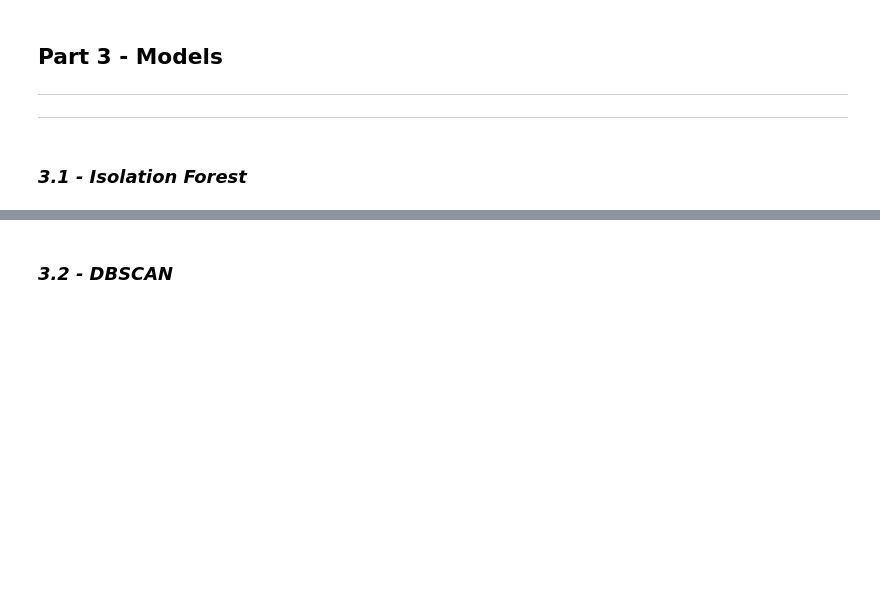
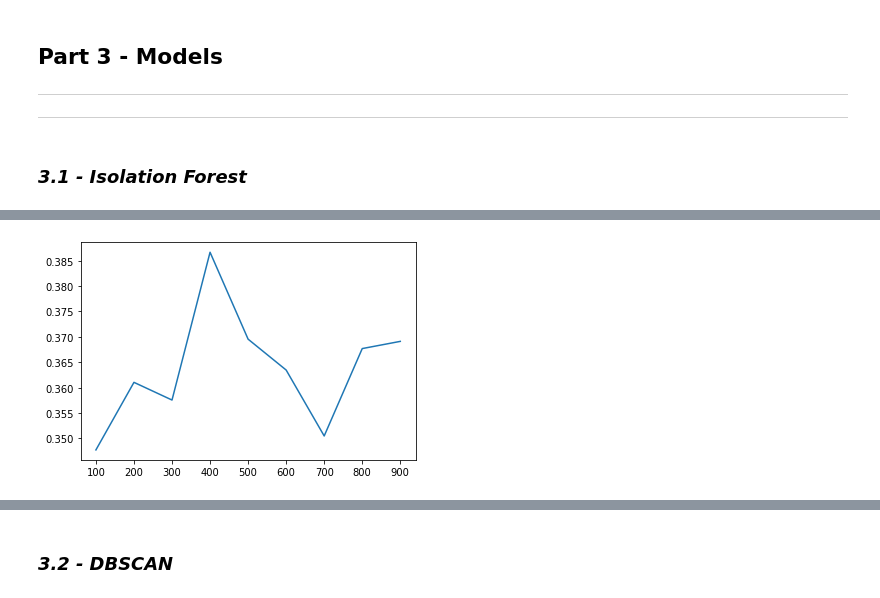
Before and after one commit to VictoKu1/Anomaly_Detection, a Jupyter notebook: Task1_Anomaly_Detection.ipynb, the cells around one changed output, grey strips where cells are left out. Cells and saved outputs as stored; diff of their text form; code cells hidden in the pictures; blank space fills up the shorter version.

```diff
--- a/Task1_Anomaly_Detection.ipynb
+++ b/Task1_Anomaly_Detection.ipynb
@@ -135,13 +187,13 @@ guess[(df.Duration_>q_hi_1) | (df.Duration_<q_low_1) |
 # %%
 # Finding important features
 
-df1 = df.drop(columns=columns[0])
-df2 = df.drop(columns=columns[1])
-df3 = df.drop(columns=columns[2])
+df0 = df.drop(columns=columns[0])
+df1 = df.drop(columns=columns[1])
+df2 = df.drop(columns=columns[2])
 
-df4 = df.drop(columns=[columns[0], columns[1]])
-df5 = df.drop(columns=[columns[0], columns[2]])
-df6 = df.drop(columns=[columns[1], columns[2]])
+df01 = df.drop(columns=[columns[0], columns[1]])
+df02 = df.drop(columns=[columns[0], columns[2]])
+df12 = df.drop(columns=[columns[1], columns[2]])
 # %% [markdown]
 ### ***3.1 - Isolation Forest***
 # %%
@@ -163,7 +217,9 @@ run_isf_models(3, df)
 # %%
 # Running the model without "Duration_"
 
-run_isf_models(2, df1)
+run_isf_models(2, df0)
+# %% [output]
+[figure, added]
 # %%
 # Running the model without "src_bytes"
 
```
Also changed, not shown: parts of 36 cells of this notebook.
